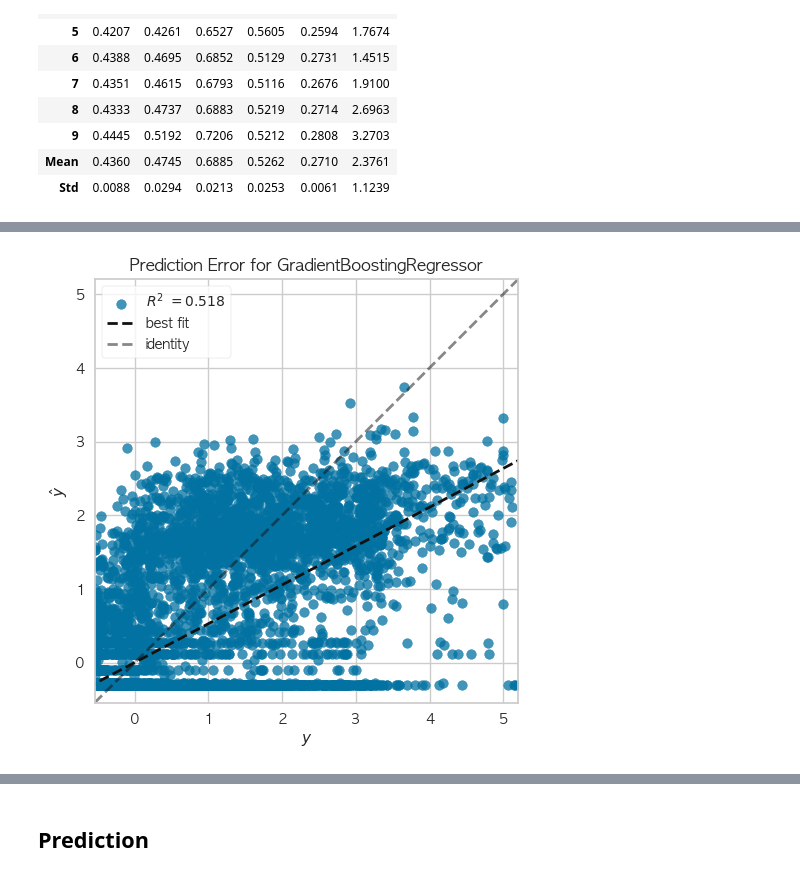
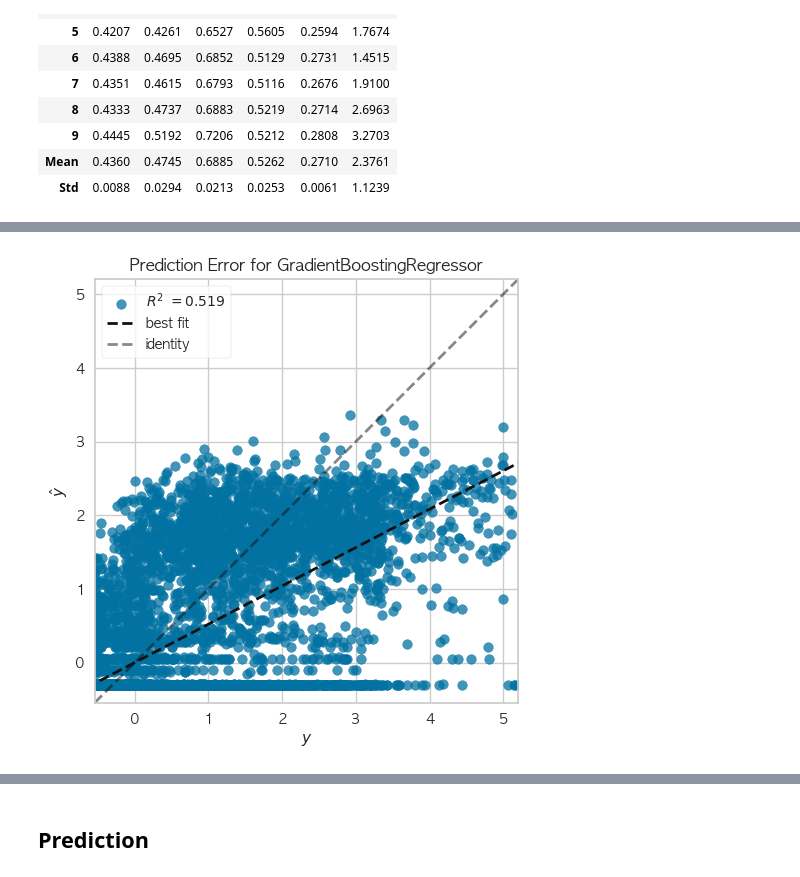
Before and after one commit to ddangchani/LocalSecurity_competition, a Jupyter notebook: Modeling/caret.ipynb, the cells around one changed output, grey strips where cells are left out. Saved outputs shown, nothing was run; the diff lists cells and outputs as text; code cells hidden in the pictures.

```diff
--- a/Modeling/caret.ipynb
+++ b/Modeling/caret.ipynb
@@ -92,7 +93,7 @@ gbr = reg.create_model('gbr')
 | Mean | 0.4360 | 0.4745 | 0.6885 | 0.5262 | 0.2710 | 2.3761 |
 | Std | 0.0088 | 0.0294 | 0.0213 | 0.0253 | 0.0061 | 1.1239 |
 # %%
-tuned_gbr = reg.tune_model(gbr)
+tuned_gbr = reg.tune_model(gbr, search_library='scikit-optimize')
 # %% [output]
 |  | MAE | MSE | RMSE | R2 | RMSLE | MAPE |
 | Fold |  |  |  |  |  |  |
@@ -130,8 +131,8 @@ plot_model(gbr, plot='parameter')
 | verbose | 0 |
 | warm_start | False |
 # %%
-plot_model(gbr, 'error')
+plot_model(tuned_gbr, 'error')
 # %% [output]
 [interactive output not drawn]
-[figure, old version]
+[figure, new version]
 # %%
```
Also changed, not shown: parts of 14 cells of this notebook, 12 other files.
